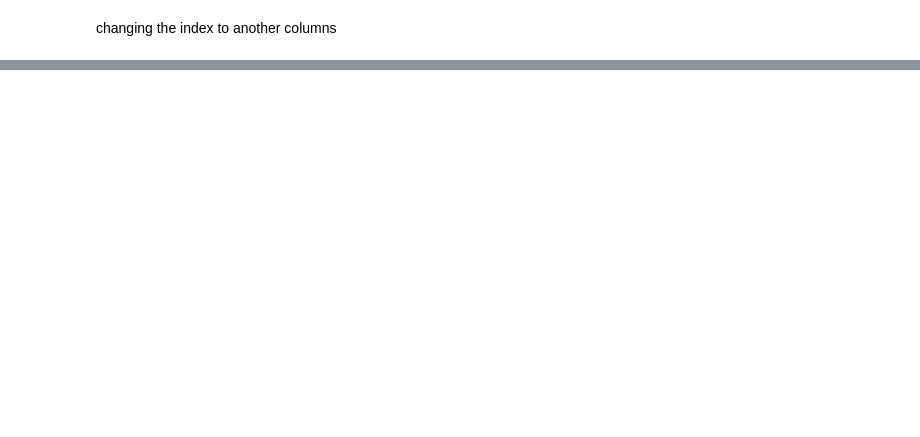
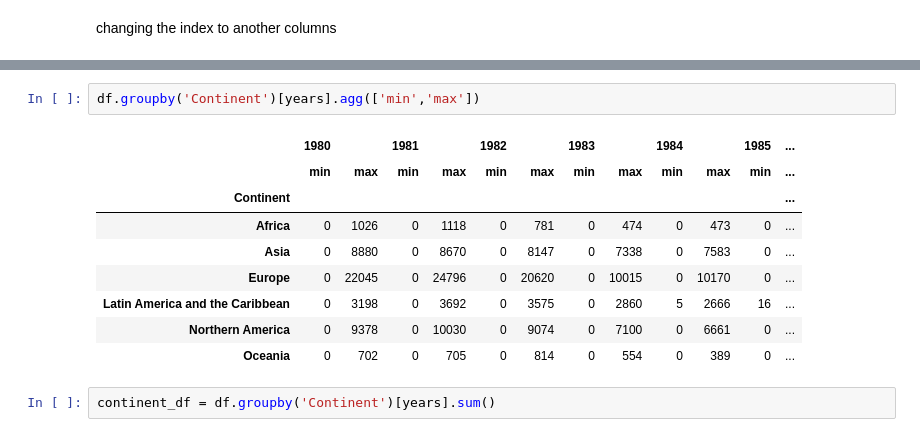
Before and after one commit to Ankidec/Data-Analysis, a Jupyter notebook: pandas_basics.ipynb, the cells around one changed output, grey strips where cells are left out. Drawn from its saved outputs; the diff is of its cells as text; blank space fills up the shorter version.

```diff
--- a/pandas_basics.ipynb
+++ b/pandas_basics.ipynb
@@ -947,0 +784,14 @@ KeyError: "None of ['Country'] are in the columns"
+# %%
+df.groupby('Continent')[years].agg(['min','max'])
+# %% [output]
+|  | 1980 |  | 1981 |  | 1982 |  | 1983 |  | 1984 |  | 1985 | ... |
+|  | min | max | min | max | min | max | min | max | min | max | min | ... |
+| Continent |  |  |  |  |  |  |  |  |  |  |  | ... |
+| Africa | 0 | 1026 | 0 | 1118 | 0 | 781 | 0 | 474 | 0 | 473 | 0 | ... |
+| Asia | 0 | 8880 | 0 | 8670 | 0 | 8147 | 0 | 7338 | 0 | 7583 | 0 | ... |
+| Europe | 0 | 22045 | 0 | 24796 | 0 | 20620 | 0 | 10015 | 0 | 10170 | 0 | ... |
+| Latin America and the Caribbean | 0 | 3198 | 0 | 3692 | 0 | 3575 | 0 | 2860 | 5 | 2666 | 16 | ... |
+| Northern America | 0 | 9378 | 0 | 10030 | 0 | 9074 | 0 | 7100 | 0 | 6661 | 0 | ... |
+| Oceania | 0 | 702 | 0 | 705 | 0 | 814 | 0 | 554 | 0 | 389 | 0 | ... |
+# %%
+continent_df = df.groupby('Continent')[years].sum()
```
Also changed, not shown: parts of 61 cells of this notebook.
